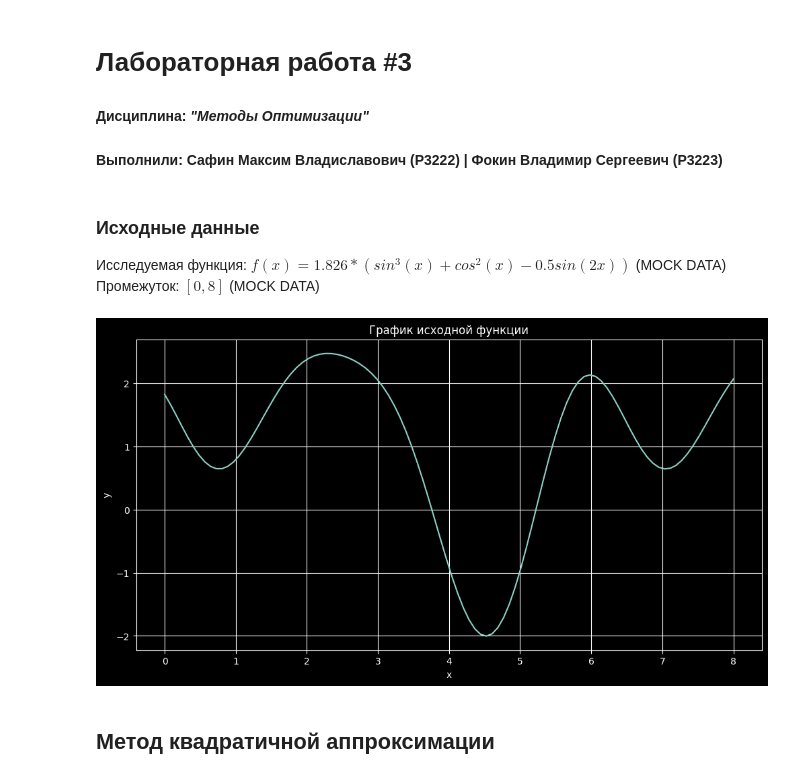
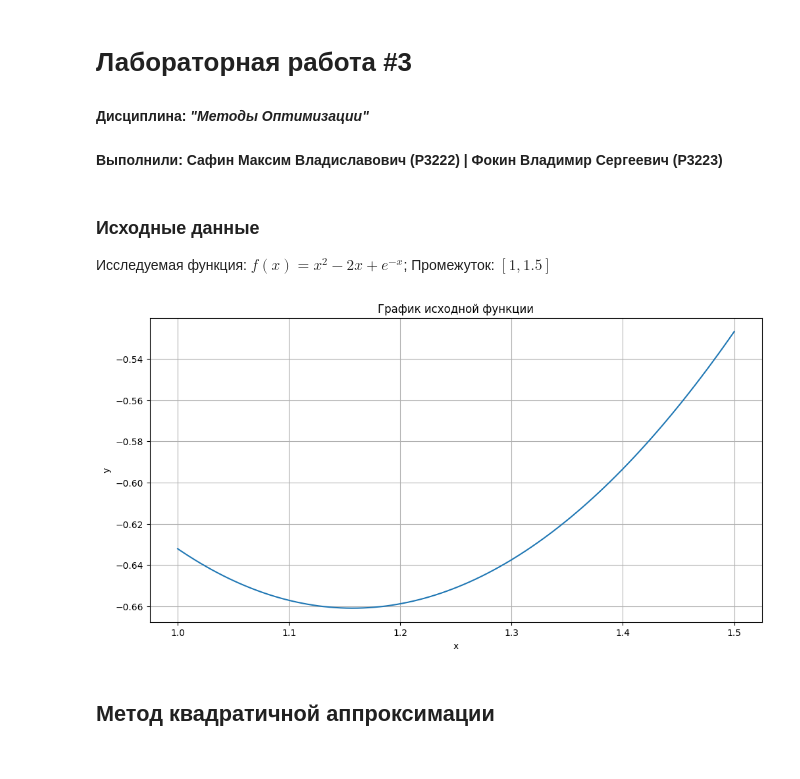
Before and after one commit to Eternal-Serenity-Crew/optimization-methods, a Jupyter notebook: lab3/lab-3.ipynb, the cells around one changed output. Cells and saved outputs as stored; diff of their text form; code cells hidden in the pictures.

```diff
--- a/lab3/lab-3.ipynb
+++ b/lab3/lab-3.ipynb
@@ -6,33 +6,34 @@
 #### Выполнили: __Сафин Максим Владиславович__ (P3222) | __Фокин Владимир Сергеевич__ (P3223) ####
 # %% [markdown]
 ### Исходные данные  ####
-Исследуемая функция: $ f(x) = 1.826 * (sin^3(x) + cos^2(x) - 0.5sin(2x)) $ (MOCK DATA)
-Промежуток: $ [0, 8] $ (MOCK DATA)
+Исследуемая функция: $ f(x) = x^2 - 2x + e^{-x} $;
+Промежуток: $ [1, 1.5] $
 # %%
+import math
 # Импорт необходимых зависимостей
 from typing import Any
 import matplotlib.pyplot as plt
 import numpy as np
 
 # Исходная функция
 def f(arg: float | np.ndarray[tuple[Any, ...], np.dtype[np.float64]]) -> float:
-    return 1.826 * (np.sin(arg) ** 3 + np.cos(arg) ** 2 - 0.5 * np.sin(2 * arg)) # (MOCK DATA)
+    return arg ** 2 - 2 * arg + np.exp(-arg)
 
 # График исходной функции
-a = 0 # MOCK DATA
-b = 8 # MOCK DATA
+a = 1
+b = 1.5
 epsilon = 0.0001
 x = np.linspace(a, b, 100)
 
 plt.figure(figsize=(12, 6))
 plt.plot(x, f(x))
 plt.xlabel('x')
 plt.ylabel('y')
 plt.title('График исходной функции')
 plt.grid(True)
 plt.show()
 # %% [output]
-[figure, old version]
+[figure, new version]
 # %% [markdown]
 ## Метод квадратичной аппроксимации
 # %% [markdown]
```
